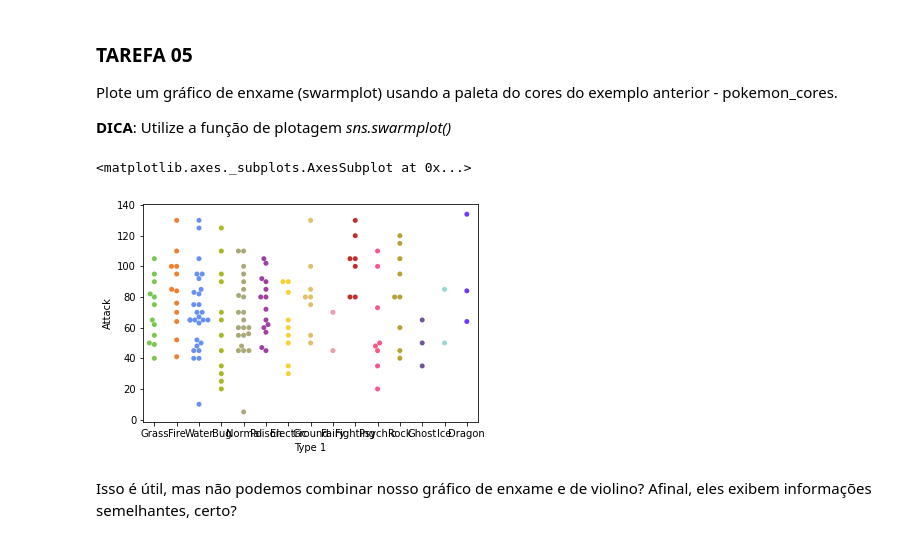
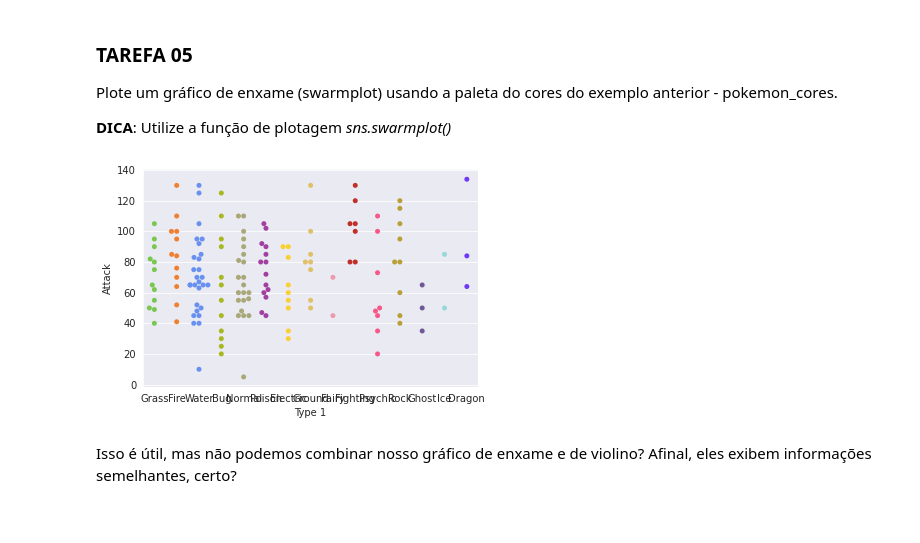
Before and after one commit to Veroberg/visualizacao_exploratoria_exercicios, a Jupyter notebook: 02-exercicios-seaborn/visualizacao_com_seaborn.ipynb, the cells around one changed output. Saved outputs shown, nothing was run; the diff lists cells and outputs as text; code cells hidden in the pictures.

```diff
--- a/02-exercicios-seaborn/visualizacao_com_seaborn.ipynb
+++ b/02-exercicios-seaborn/visualizacao_com_seaborn.ipynb
@@ -178,4 +184,7 @@ Os gráficos de violino são alternativas úteis às plotagens de caixas. Eles m
 
 Por exemplo, podemos visualizar a distribuição do Attack pelo tipo principal de Pokémon:
 # %%
+sns.set_style("darkgrid")
+sns.stripplot(x="Attack", data=df)
+
 # Resultado esperado (não modifique esta célula)
@@ -242,12 +254,11 @@ Plote um gráfico de enxame (swarmplot) usando a paleta do cores do exemplo ante
 
 **DICA**: Utilize a função de plotagem *sns.swarmplot()*
 # %%
+ax = sns.swarmplot(x='Type 1', y='Attack', data=df, palette=pokemon_cores)
+
 # Resultado esperado (não modifique esta célula)
-
-sns.swarmplot(x='Type 1', y='Attack', data=df, palette=pokemon_cores)
 # %% [output]
-<matplotlib.axes._subplots.AxesSubplot at 0x...>
-[figure, old version]
+[figure, new version]
 # %% [markdown]
 Isso é útil, mas não podemos combinar nosso gráfico de enxame e de violino? Afinal, eles exibem informações semelhantes, certo?
 # %% [markdown]
```
Also changed, not shown: parts of 17 cells of this notebook.
